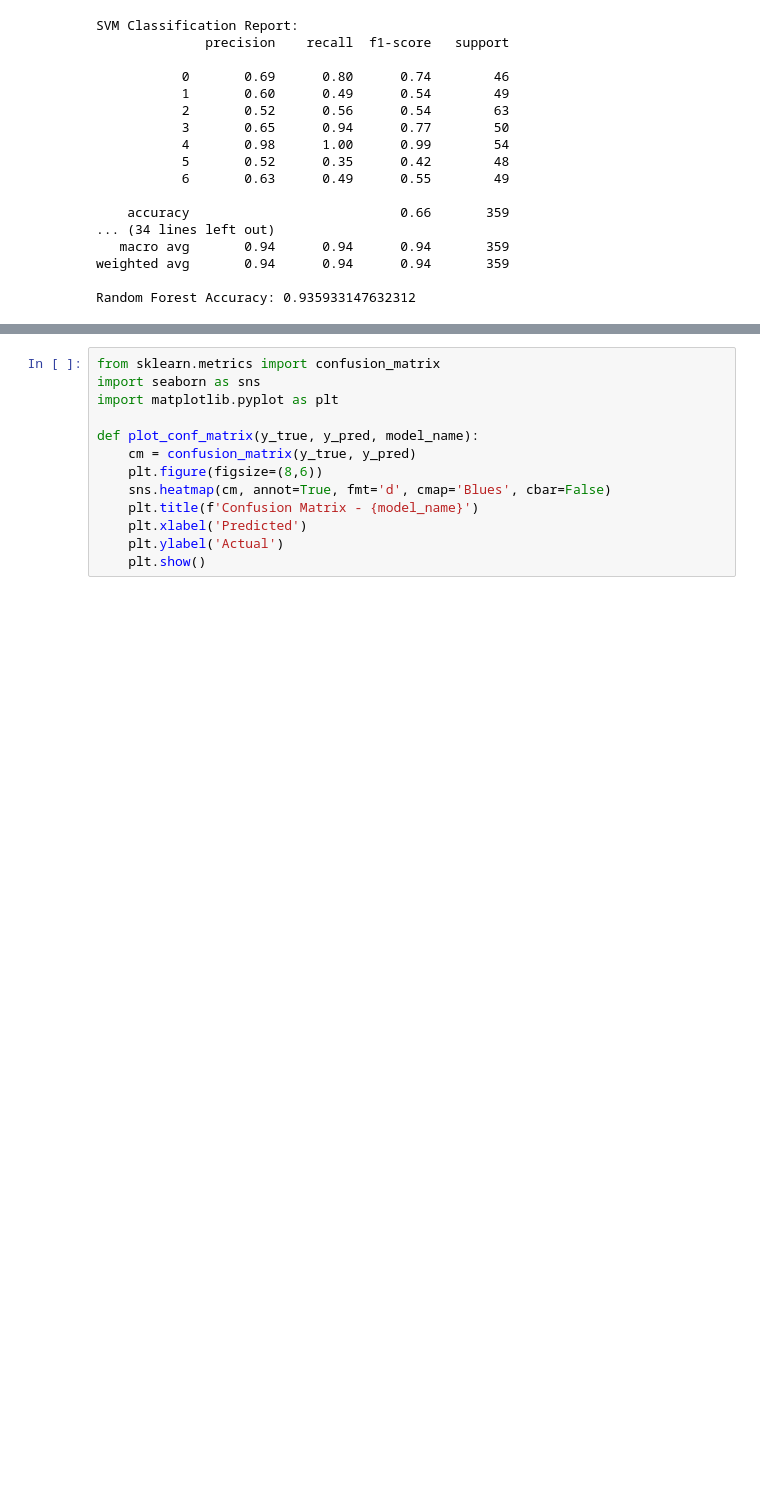
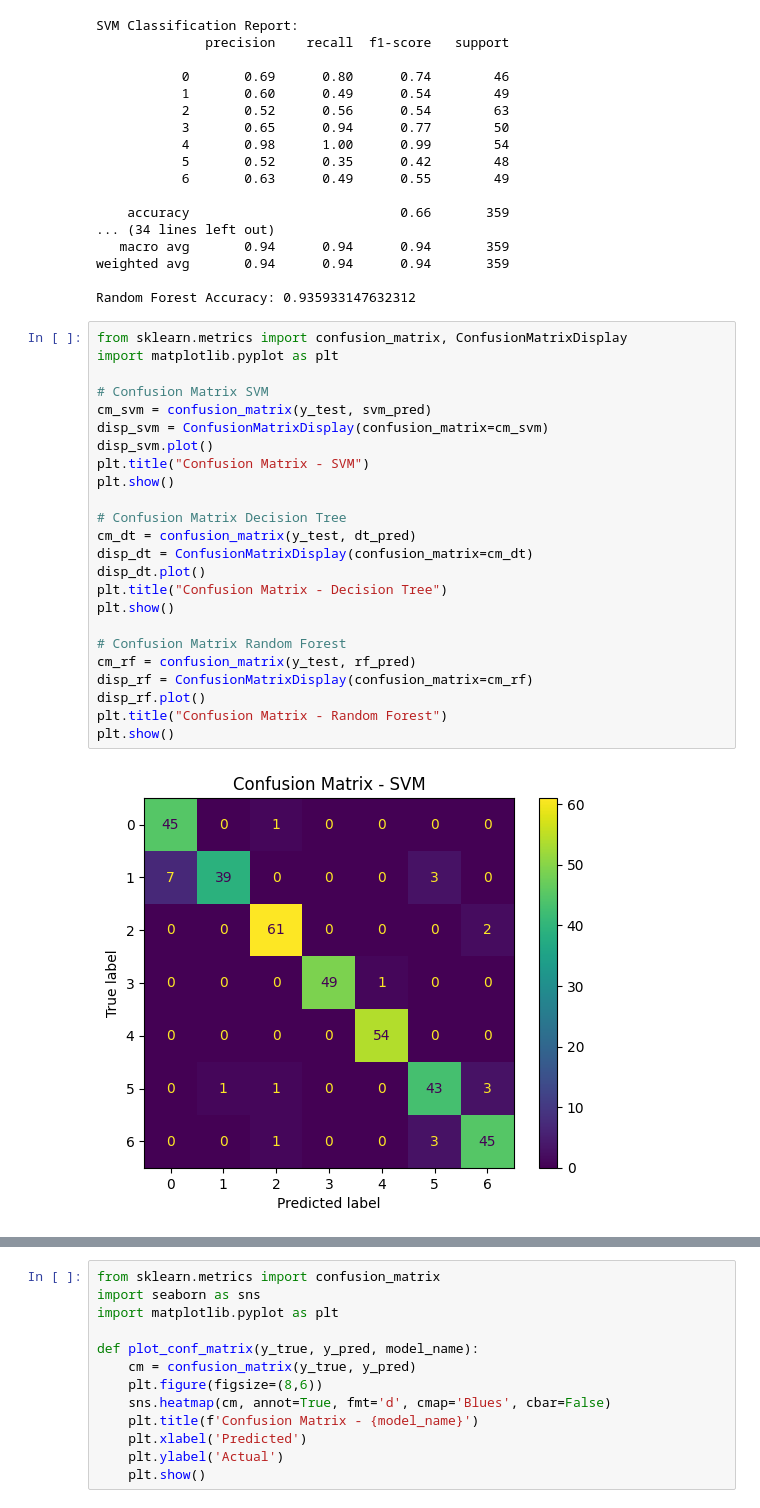
Before and after one commit to RamadhikaS/CapstoneUASBengkod, a Jupyter notebook: BengkodUAS.ipynb, the cells around one changed output, grey strips where cells are left out. Saved outputs shown, nothing was run; the diff lists cells and outputs as text; blank space fills up the shorter version.

```diff
--- a/BengkodUAS.ipynb
+++ b/BengkodUAS.ipynb
@@ -447,3 +447,29 @@ SVM Classification Report:
 weighted avg       0.94      0.94      0.94       359
 
 Random Forest Accuracy: 0.935933147632312
+# %%
+from sklearn.metrics import confusion_matrix, ConfusionMatrixDisplay
+import matplotlib.pyplot as plt
+
+# Confusion Matrix SVM
+cm_svm = confusion_matrix(y_test, svm_pred)
+disp_svm = ConfusionMatrixDisplay(confusion_matrix=cm_svm)
+disp_svm.plot()
+plt.title("Confusion Matrix - SVM")
+plt.show()
+
+# Confusion Matrix Decision Tree
+cm_dt = confusion_matrix(y_test, dt_pred)
+disp_dt = ConfusionMatrixDisplay(confusion_matrix=cm_dt)
+disp_dt.plot()
+plt.title("Confusion Matrix - Decision Tree")
+plt.show()
+
+# Confusion Matrix Random Forest
+cm_rf = confusion_matrix(y_test, rf_pred)
+disp_rf = ConfusionMatrixDisplay(confusion_matrix=cm_rf)
+disp_rf.plot()
+plt.title("Confusion Matrix - Random Forest")
+plt.show()
+# %% [output]
+[figure, added]
```
Also changed, not shown: parts of 6 cells of this notebook.
